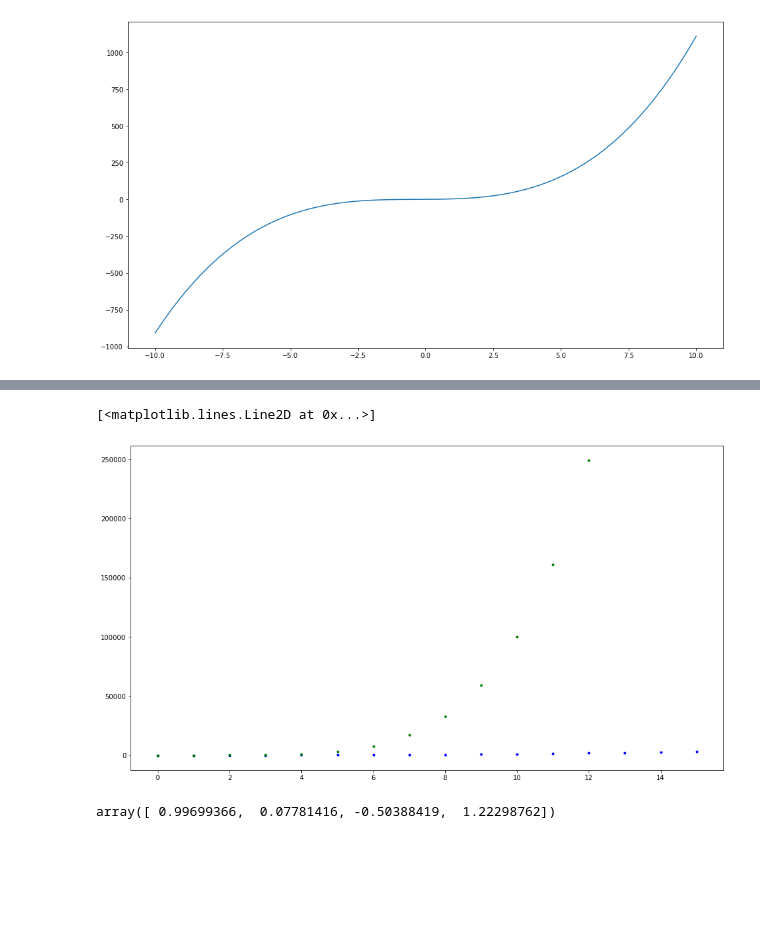
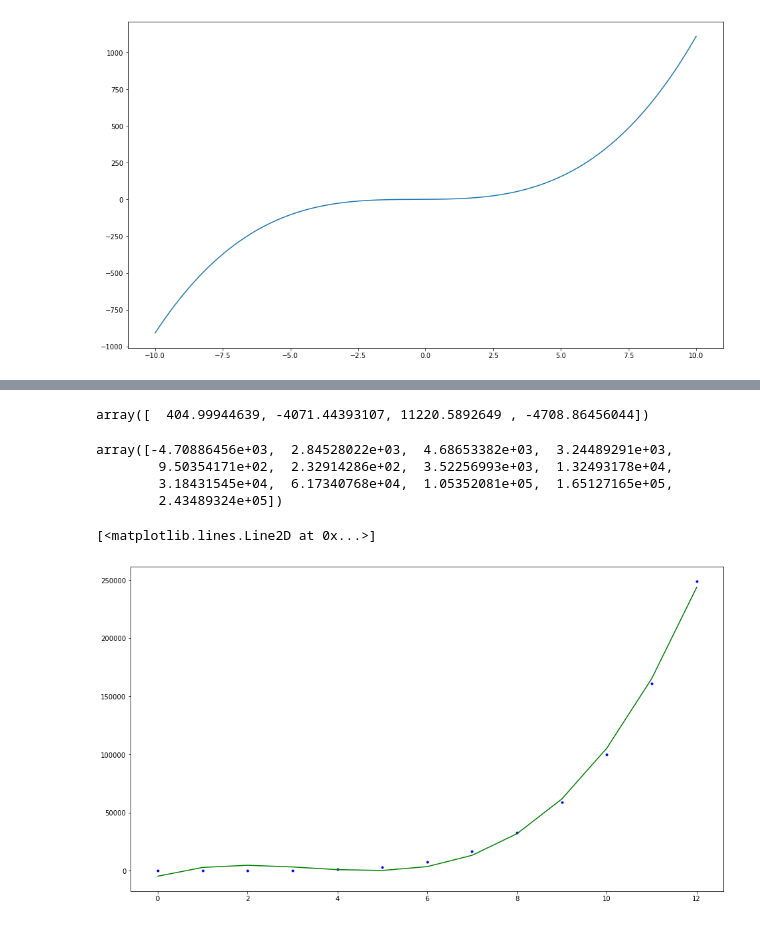
Before and after one commit to donneger/machinelearning_statistics, a Jupyter notebook: ml_practicals/ml_stats_practicals_parameters.ipynb, the cells around one changed output, grey strips where cells are left out. Saved outputs shown, nothing was run; the diff lists cells and outputs as text; code cells hidden in the pictures; blank space fills up the shorter version.

```diff
--- a/ml_practicals/ml_stats_practicals_parameters.ipynb
+++ b/ml_practicals/ml_stats_practicals_parameters.ipynb
@@ -72,16 +102,25 @@ y1 = [1.3, 1.2, 9.4, 27.3, 63.1, 126.5, 217.3, 341.5, 512.8, 729.3, 1001.8, 1332
 x2 = [0.0, 1.0, 2.0, 3.0, 4.0, 5.0, 6.0, 7.0, 8.0, 9.0, 10.0, 11.0, 12.0]
 y2 = [5.7, 16.6, 58.0, 278.9, 1069.3, 3181.4, 7844.3, 16883.9, 32854.9, 59144.2, 100106.7, 161166.3, 248958.6]
+# %%
+degree = 3
+params2 = np.polyfit(x2,y2,degree)
+params2
+# %% [output]
+array([  404.99944639, -4071.44393107, 11220.5892649 , -4708.86456044])
+# %%
+y_fit = np.polyval(params2, x2)
+y_fit
+# %% [output]
+array([-4.70886456e+03,  2.84528022e+03,  4.68653382e+03,  3.24489291e+03,
+        9.50354171e+02,  2.32914286e+02,  3.52256993e+03,  1.32493178e+04,
+        3.18431545e+04,  6.17340768e+04,  1.05352081e+05,  1.65127165e+05,
+        2.43489324e+05])
 # %%
-fig,ax = plt.subplots(figsize=(16,9))
+fig, ax = plt.subplots(figsize = (16,9))
 
-ax.plot(x1,y1,'b.')
+ax.plot(x2, y2, 'b.')
 
-ax.plot(x2,y2,'g.')
+ax.plot(x2, y_fit,'g-')
 # %% [output]
 [<matplotlib.lines.Line2D at 0x...>]
-[figure, old version]
+[figure, new version]
-# %%
-params1 = np.polyfit(x1,y1,3)
-params1
-# %% [output]
-array([ 0.99699366,  0.07781416, -0.50388419,  1.22298762])
```
Also changed, not shown: parts of 9 cells of this notebook.
